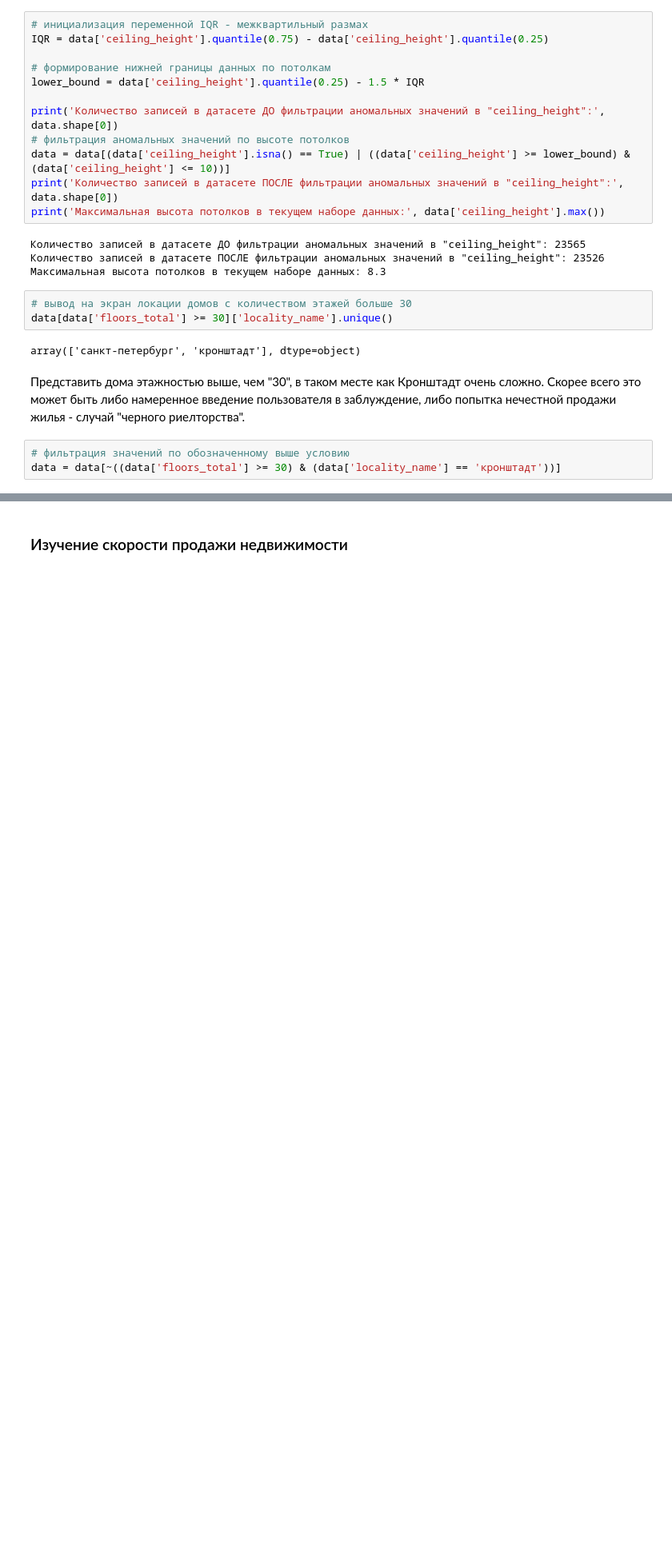
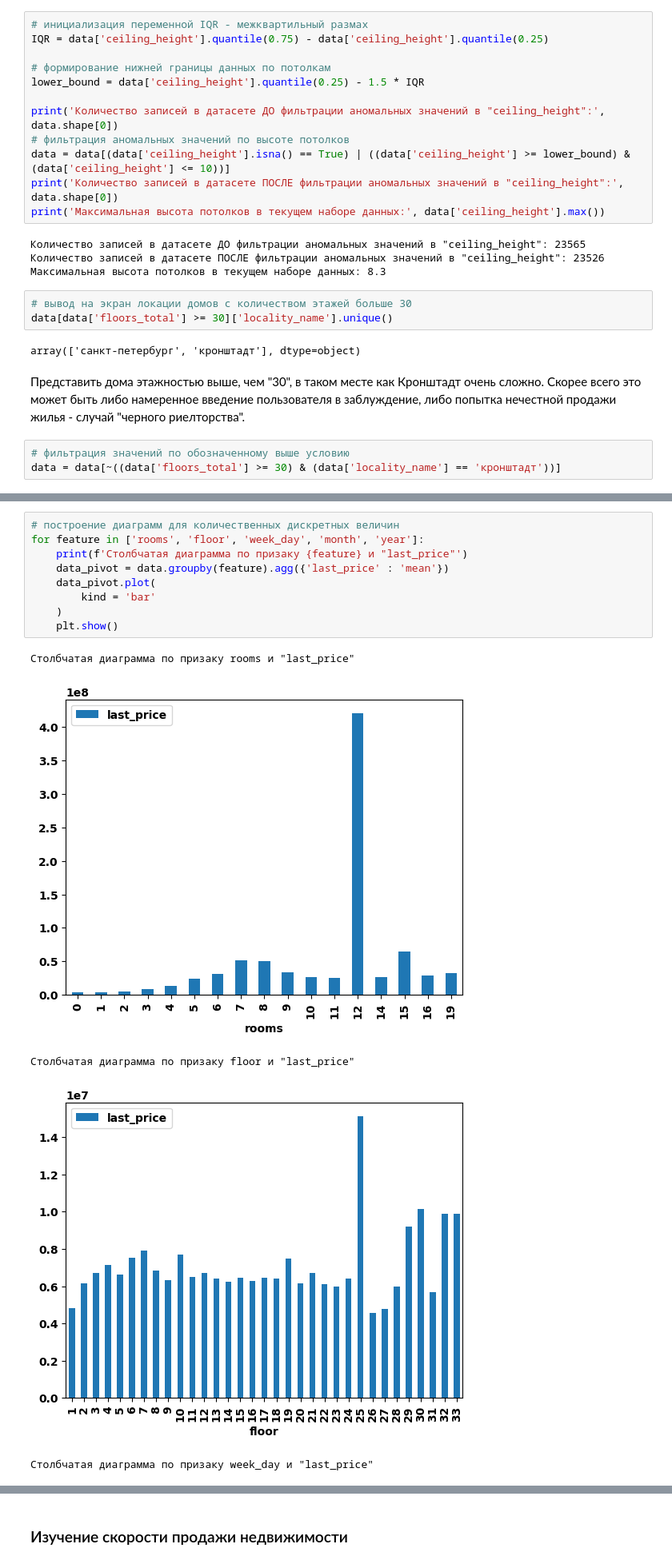
Before and after one commit to MrKostas/YandexPractikum_projects, a Jupyter notebook: notebooks/ThirdPetProject_EDA.ipynb, the cells around one changed output, grey strips where cells are left out. Shown at 80% size. Drawn from its saved outputs; the diff is of its cells as text; blank space fills up the shorter version.

```diff
--- a/notebooks/ThirdPetProject_EDA.ipynb
+++ b/notebooks/ThirdPetProject_EDA.ipynb
@@ -607,0 +675,15 @@ data = data[~((data['floors_total'] >= 30) & (data['locality_name'] == 'крон
+# %%
+# построение диаграмм для количественных дискретных величин
+for feature in ['rooms', 'floor', 'week_day', 'month', 'year']:
+    print(f'Столбчатая диаграмма по призаку {feature} и "last_price"')
+    data_pivot = data.groupby(feature).agg({'last_price' : 'mean'})
+    data_pivot.plot(
+        kind = 'bar'
+    )
+    plt.show()
+# %% [output]
+Столбчатая диаграмма по призаку rooms и "last_price"
+[figure, added]
+Столбчатая диаграмма по призаку floor и "last_price"
+[figure, added]
+Столбчатая диаграмма по призаку week_day и "last_price"
```
Also changed, not shown: parts of 21 cells of this notebook.
